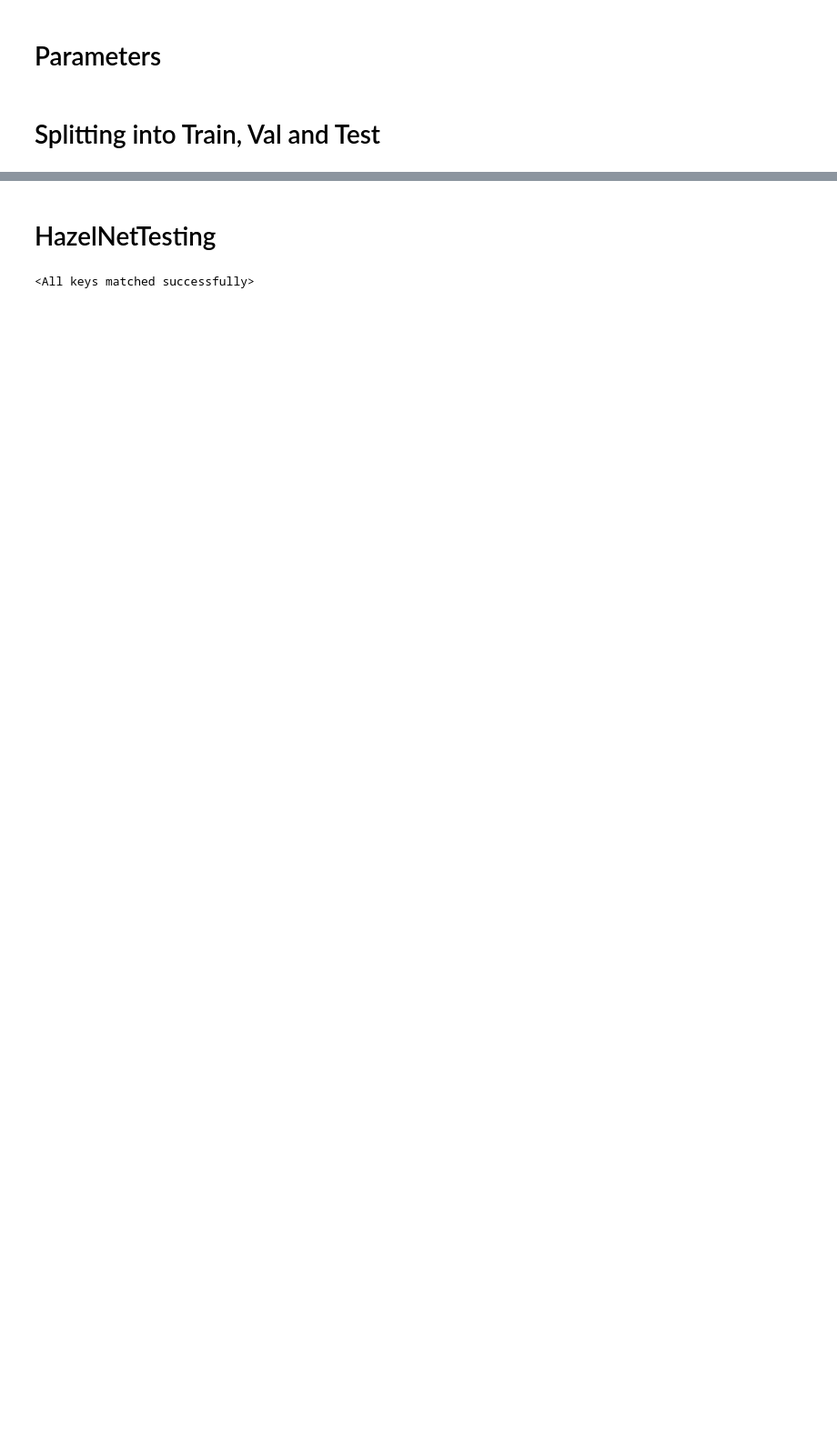
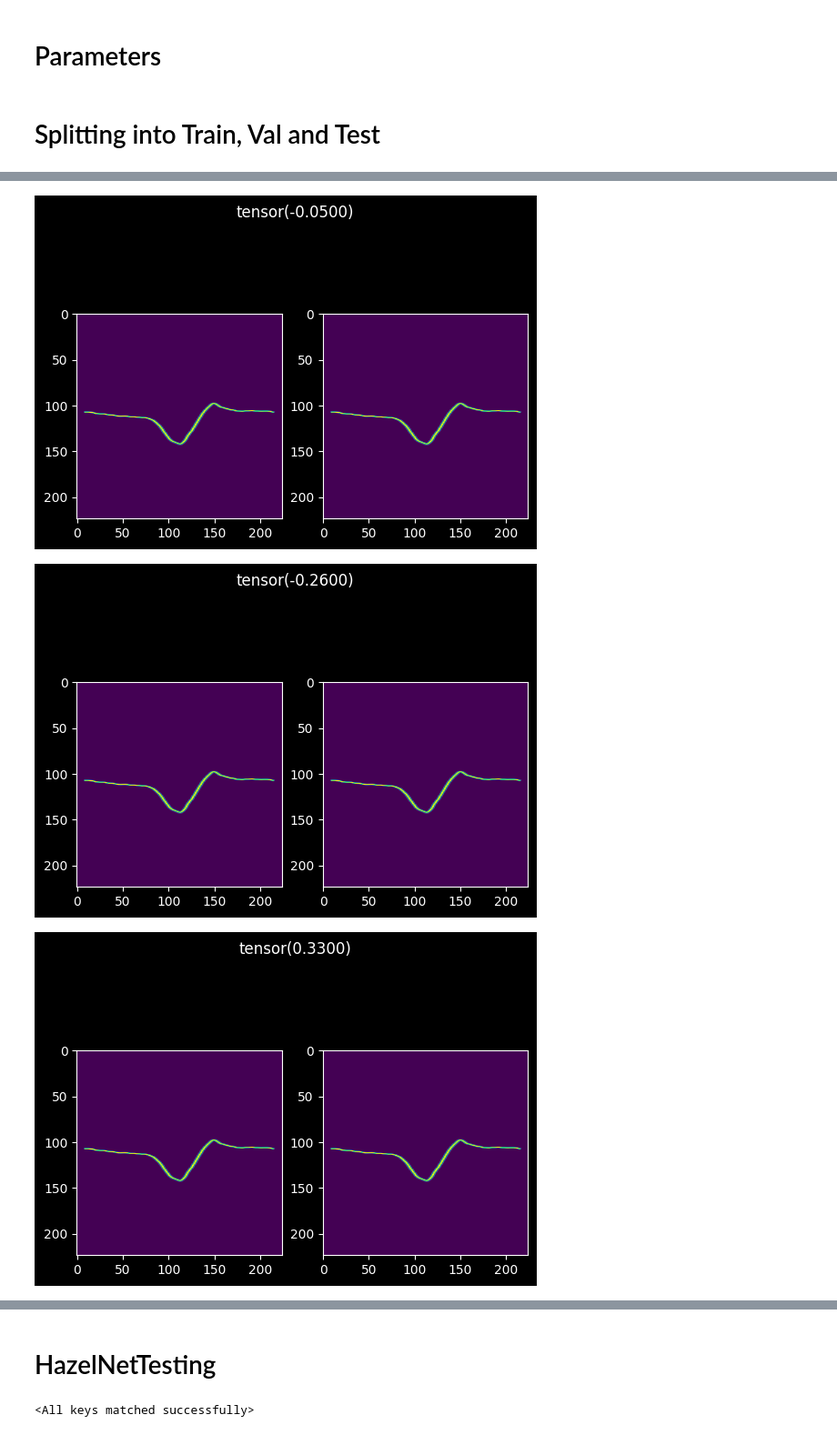
Before and after one commit to mpolonskiy1995/Data, a Jupyter notebook: HazelNetTraining.ipynb, the cells around one changed output, grey strips where cells are left out. Shown at 91% size. Drawn from its saved outputs; the diff is of its cells as text; code cells hidden in the pictures; blank space fills up the shorter version.

```diff
--- a/HazelNetTraining.ipynb
+++ b/HazelNetTraining.ipynb
@@ -92,25 +173,20 @@ class HazelNet(nn.Module):
 # %% [markdown]
 # Parameters
 # %%
-hidden_dim = 128
-hidden_dim2 = 64
-hidden_dim3 = 32
-
-do_learn = True
-save_frequency = 2
 batch_size = 40 if torch.cuda.is_available() else 64
 
 learning_rate = 0.005
 num_epochs = 100
-weight_decay = 0.1
-momentum = 0.9
 
 loss_history = []
 r2_history = []
 
-
 loss_history2 = []
 r2_history2 = []
+
+r2score = torchmetrics.R2Score().to(device)
+
+imgsize = (224,224)
 # %% [markdown]
 # Splitting into Train, Val and Test
 # %%
@@ -160,13 +236,12 @@ class CustomImageDataset(Dataset):
         template = self.images[self.pairs[idx][0]]
         img = self.images[self.pairs[idx][1]]
 
-        template, img = resize(template, (224, 224)), resize(img, (224, 224,))
+        template, img = cv.resize(template, imgsize), cv.resize(img, imgsize)
 
         img = np.expand_dims(img, axis=0)
         template = np.expand_dims(template, axis=0)
 
-
-        return  template.astype(np.float32), img.astype(np.float32), label.astype(np.float32)
+        return  template.astype(np.float32) / 255, img.astype(np.float32) / 255, label.astype(np.float32)
 # %%
 model = HazelNet().to(device)
 criterion = nn.MSELoss()
@@ -299,0 +375,15 @@ KeyboardInterrupt:
+# %%
+test = next(iter(train_loader))
+# %%
+for a,b,c in zip(test[0],test[1], test[2]):
+
+    fig, ax = plt.subplots(1,2)
+    fig.suptitle(c)
+    ax[0].imshow(a.cpu().squeeze(0).numpy())
+    ax[1].imshow(b.cpu().squeeze(0).numpy())
+    #print(labelTest[i])
+    fig.show()
+# %% [output]
+[figure, added]
+[figure, added]
+[figure, added]
```
Also changed, not shown: parts of 44 cells of this notebook, 11 other files.
